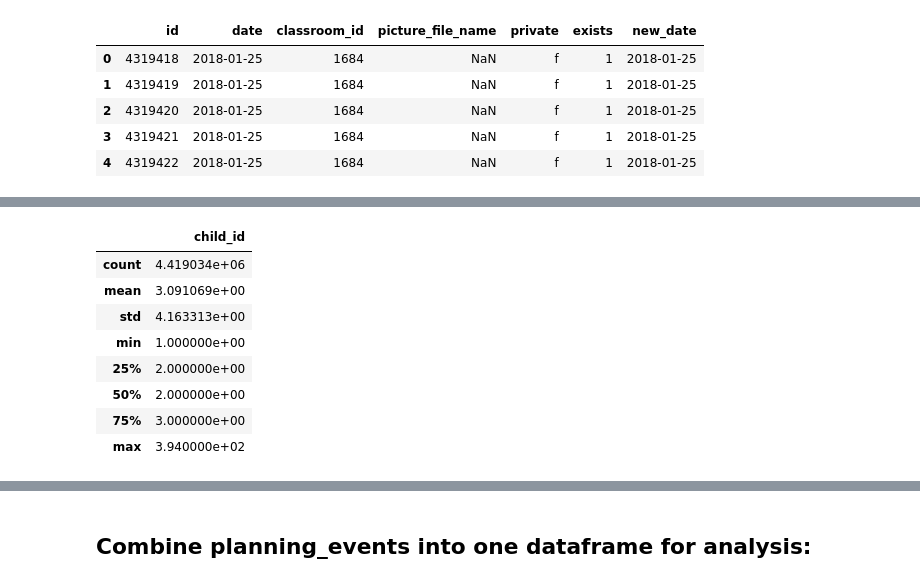
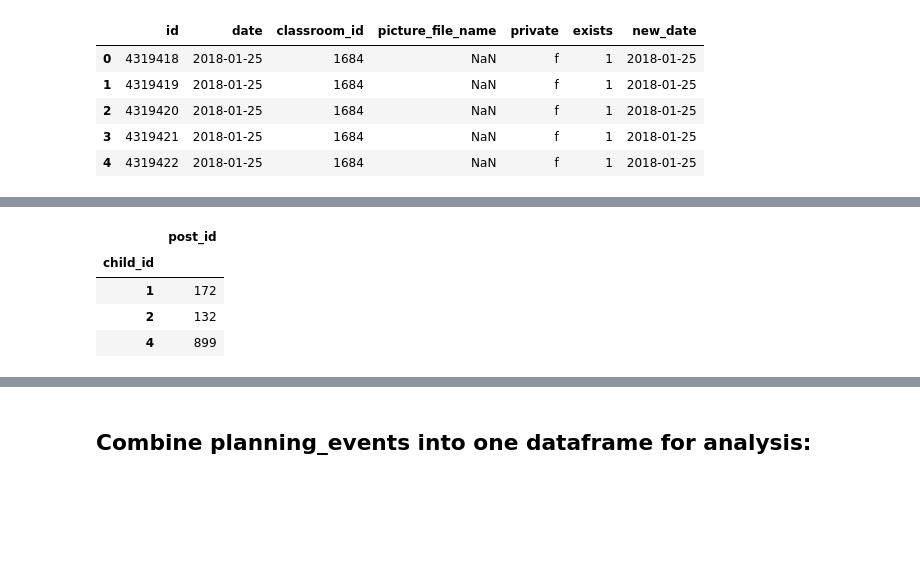
Before and after one commit to pgeurin/seniorskipday, a Jupyter notebook: src/eda.ipynb, the cells around one changed output, grey strips where cells are left out. Saved outputs shown, nothing was run; the diff lists cells and outputs as text; code cells hidden in the pictures; blank space fills up the shorter version.

```diff
--- a/src/eda.ipynb
+++ b/src/eda.ipynb
@@ -261,13 +312,10 @@ classrooms_merged
 # %%
-children_per_post = child_posts.groupby('post_id').count()
-children_per_post.describe()
+posts_per_child = child_posts.groupby('child_id').count()
+posts_per_child.describe()
+posts_per_child.head(3)
 # %% [output]
-|  | child_id |
-| count | 4.419034e+06 |
-| mean | 3.091069e+00 |
-| std | 4.163313e+00 |
-| min | 1.000000e+00 |
-| 25% | 2.000000e+00 |
-| 50% | 2.000000e+00 |
-| 75% | 3.000000e+00 |
-| max | 3.940000e+02 |
+|  | post_id |
+| child_id |  |
+| 1 | 172 |
+| 2 | 132 |
+| 4 | 899 |
```
Also changed, not shown: parts of 56 cells of this notebook.
